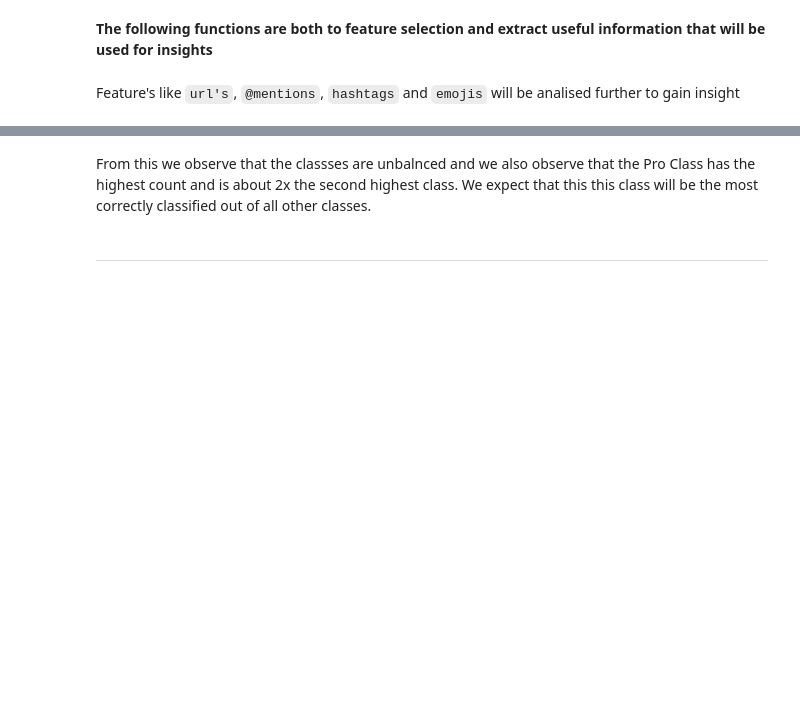
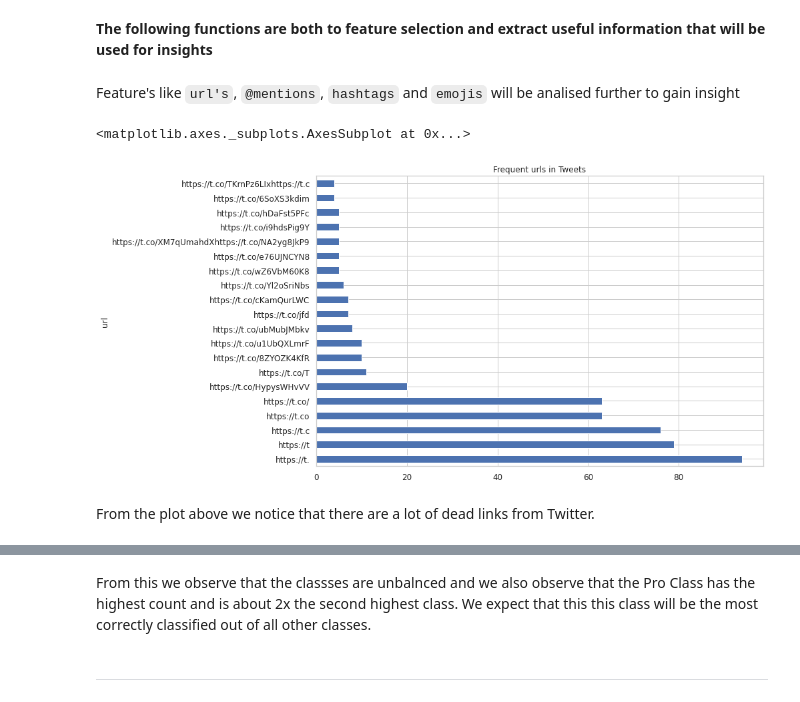
Before and after one commit to REFENTSE-MOTLGELWA/classification-predict-streamlit-template, a Jupyter notebook: Kaggle_Challenge.ipynb, the cells around one changed output, grey strips where cells are left out. Drawn from its saved outputs; the diff is of its cells as text; code cells hidden in the pictures; blank space fills up the shorter version.

```diff
--- a/Kaggle_Challenge.ipynb
+++ b/Kaggle_Challenge.ipynb
@@ -218,6 +219,24 @@ def find_url(string):
 train['url'] = train.message.apply(lambda x:find_url(x))
 
 test['url']= test.message.apply(lambda x:find_url(x))
+# %%
+#Top 20 urls in our Tweets
+sents = [val for val in train['url'].values if val !=  '']
+pd.DataFrame(sents, columns=['url'])\
+    .groupby('url')['url']\
+    .count()\
+    .sort_values(ascending=False)[:20]\
+    .plot(
+        kind='barh',
+        figsize=(12, 8),
+        fontsize=12,
+        title='Frequent urls in Tweets',
+)
+# %% [output]
+<matplotlib.axes._subplots.AxesSubplot at 0x...>
+[figure, added]
+# %% [markdown]
+From the plot above we notice that there are a lot of dead links from Twitter.
 # %%
 # Finds and removes url in tweets boby
 train['message']=train['message'].apply(lambda x: re.sub(
```
Also changed, not shown: parts of 4 cells of this notebook.
